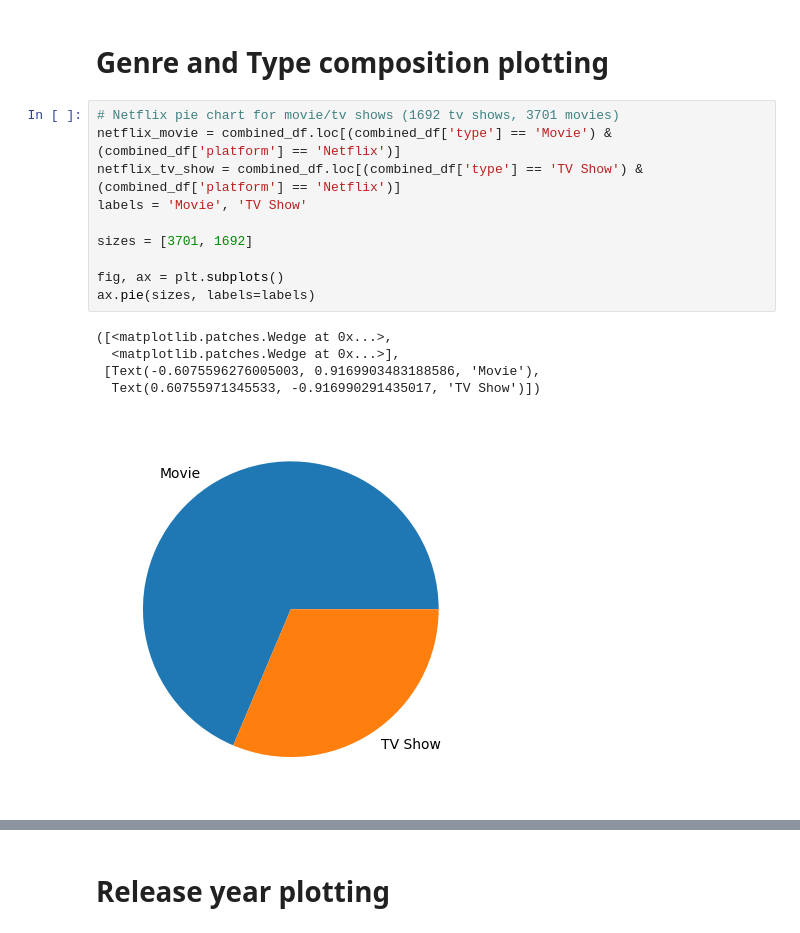
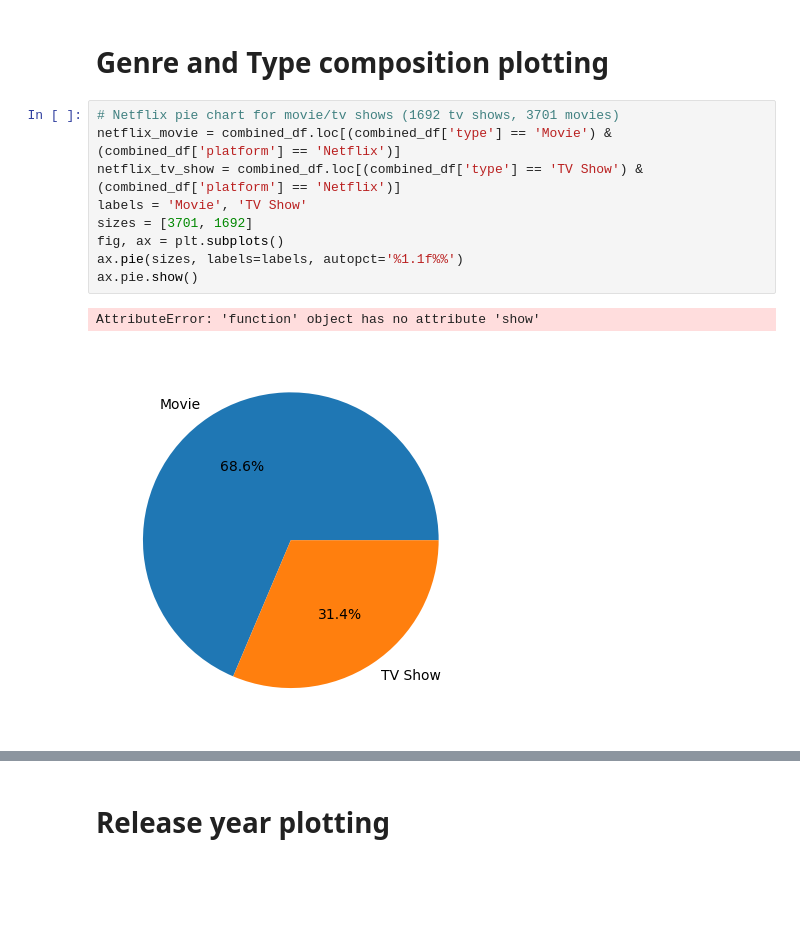
Before and after one commit to gfoley15/netflixandchill, a Jupyter notebook: notebook/netflixandchill.ipynb, the cells around one changed output, grey strips where cells are left out. Drawn from its saved outputs; the diff is of its cells as text; blank space fills up the shorter version.

Commit message:
finessed the charts a bit

```diff
--- a/notebook/netflixandchill.ipynb
+++ b/notebook/netflixandchill.ipynb
@@ -175,19 +175,15 @@ combined_df.head()
 # %%
 # Netflix pie chart for movie/tv shows (1692 tv shows, 3701 movies)
 netflix_movie = combined_df.loc[(combined_df['type'] == 'Movie') & (combined_df['platform'] == 'Netflix')]
 netflix_tv_show = combined_df.loc[(combined_df['type'] == 'TV Show') & (combined_df['platform'] == 'Netflix')]
 labels = 'Movie', 'TV Show'
-
 sizes = [3701, 1692]
-
 fig, ax = plt.subplots()
-ax.pie(sizes, labels=labels)
+ax.pie(sizes, labels=labels, autopct='%1.1f%%')
+ax.pie.show()
 # %% [output]
-([<matplotlib.patches.Wedge at 0x...>,
-  <matplotlib.patches.Wedge at 0x...>],
- [Text(-0.6075596276005003, 0.9169903483188586, 'Movie'),
-  Text(0.60755971345533, -0.916990291435017, 'TV Show')])
+AttributeError: 'function' object has no attribute 'show'
-[figure, old version]
+[figure, new version]
 # %%
 # Disney pie chart for movie/tv shows (1052 /395
 netflix_tv_show = combined_df.loc[(combined_df['type'] == 'TV Show') & (combined_df['platform'] == 'Netflix')]
```
Also changed, not shown: parts of 3 cells of this notebook.
